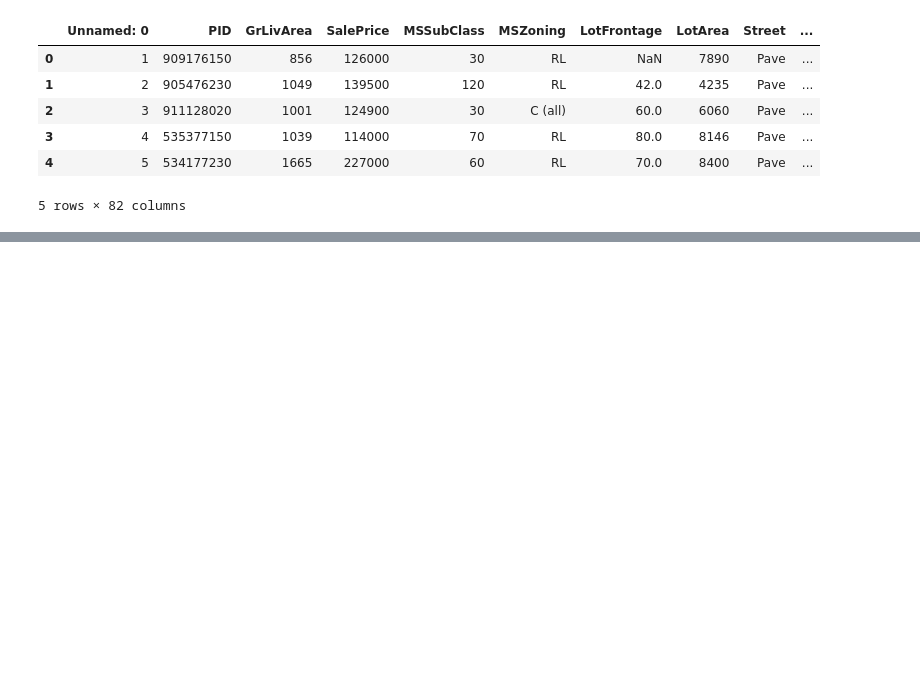
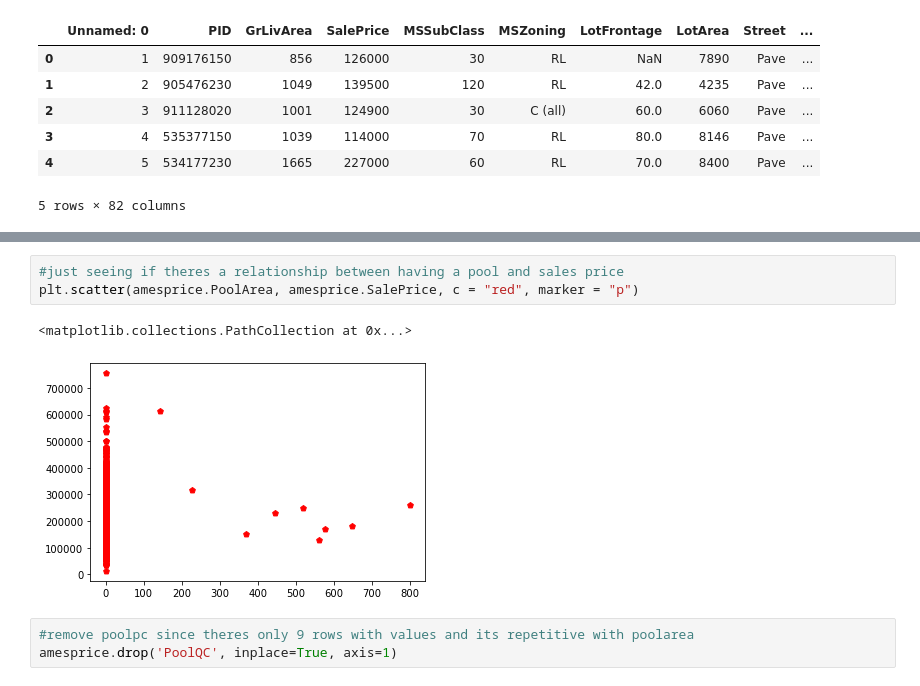
Before and after one commit to amandamanfredo1/Machine_Learning_Ames_Housing_Kaggle, a Jupyter notebook: Amanda_M/ames machine learning project- me.ipynb, the cells around one changed output, grey strips where cells are left out. Saved outputs shown, nothing was run; the diff lists cells and outputs as text; blank space fills up the shorter version.

```diff
--- a/Amanda_M/ames machine learning project- me.ipynb
+++ b/Amanda_M/ames machine learning project- me.ipynb
@@ -35,0 +179,9 @@ plt.show()
+# %%
+#just seeing if theres a relationship between having a pool and sales price
+plt.scatter(amesprice.PoolArea, amesprice.SalePrice, c = "red", marker = "p")
+# %% [output]
+<matplotlib.collections.PathCollection at 0x...>
+[figure, added]
+# %%
+#remove poolpc since theres only 9 rows with values and its repetitive with poolarea
+amesprice.drop('PoolQC', inplace=True, axis=1)
```
Also changed, not shown: parts of 70 cells of this notebook.
